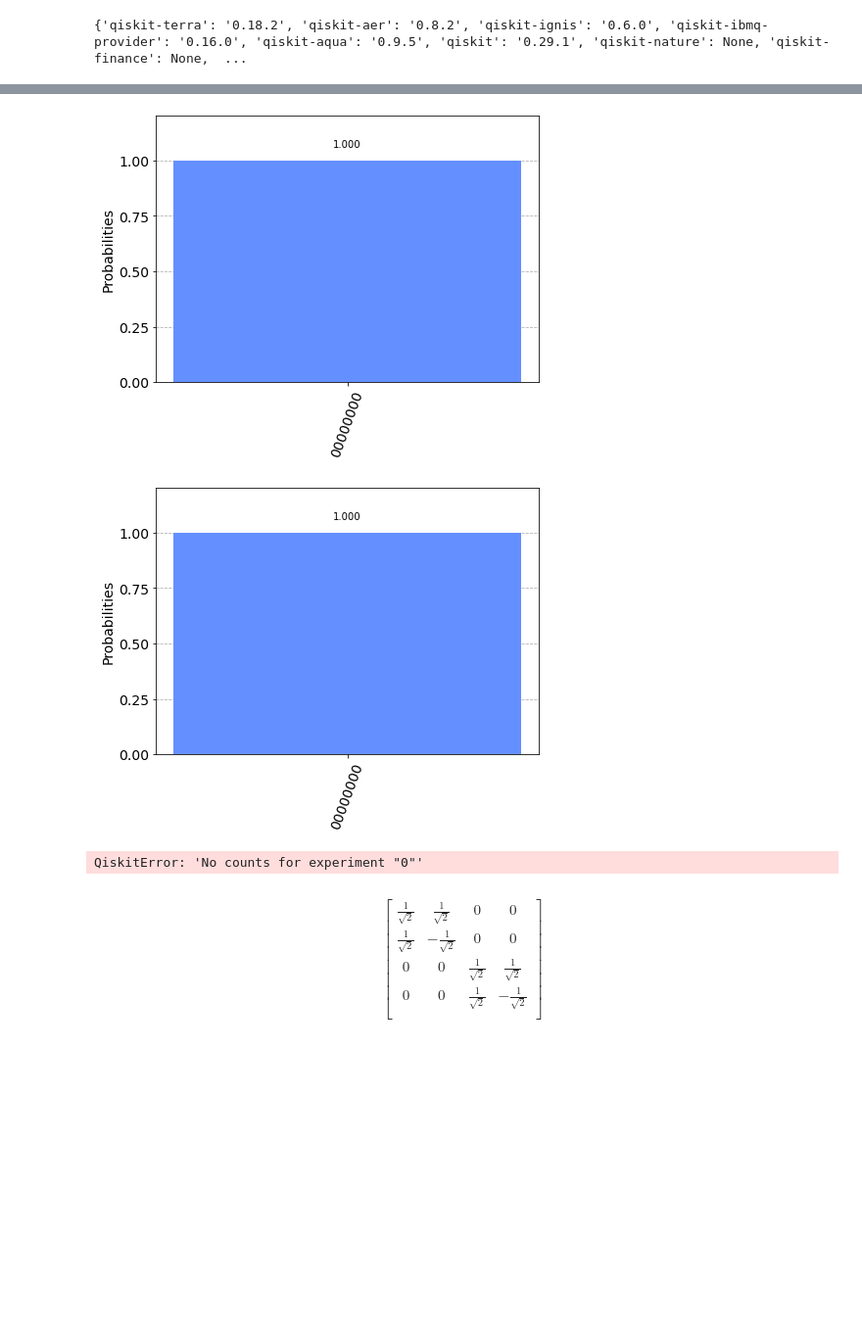
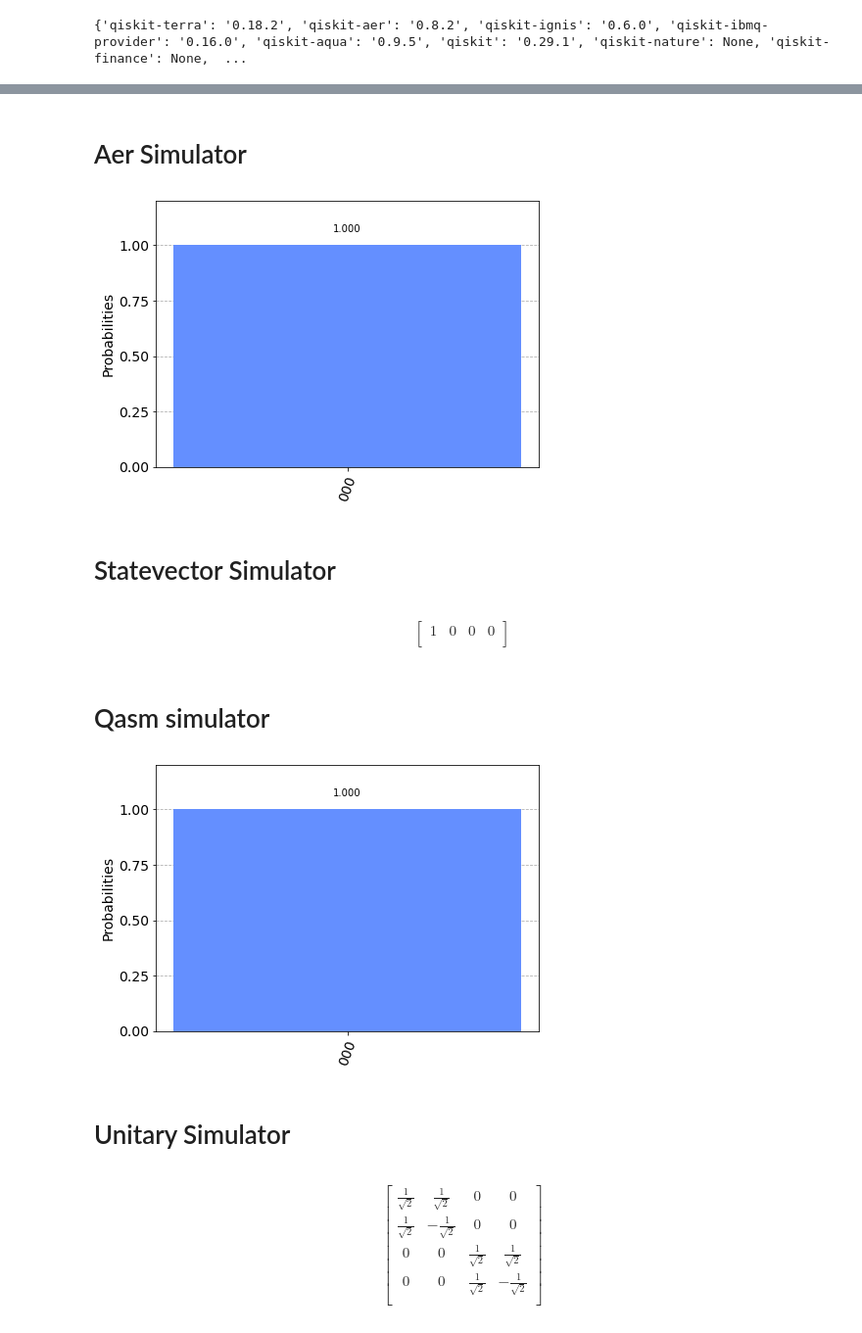
Before and after one commit to soumya-s3/qiskit_developer_test_notebook, a Jupyter notebook: Qiskit.ipynb, the cells around one changed output, grey strips where cells are left out. Shown: that part at 98% size. Cells and saved outputs as stored; diff of their text form; code cells hidden in the pictures; blank space fills up the shorter version.

```diff
--- a/Qiskit.ipynb
+++ b/Qiskit.ipynb
@@ -56,29 +87,48 @@ c: 8/═╩═
+# %% [markdown]
+# Aer Simulator
 # %%
-qc_output=QuantumCircuit(8,8)
-sim = Aer.get_backend('aer_simulator')     # performing the operations on ideal quantum simulator not on real quantum device
-qobj = assemble(qc_output)
+from qiskit import assemble
+from qiskit.visualization import plot_histogram
+qc = QuantumCircuit(3,3)
+sim = Aer.get_backend('aer_simulator')     # performing the operations on quantum simulator not on real quantum device
+qobj = assemble(qc)
 result = sim.run(qobj).result()
 counts = result.get_counts()
-plot_histogram(counts)
+plot_histogram(counts)                     # Ploting histogram data of result
 # %% [output]
-[figure, old version]
+[figure, new version]
+# %% [markdown]
+# Statevector Simulator
+# %%
+from qiskit import execute
+qc = QuantumCircuit(2)
+sim = Aer.get_backend('statevector_simulator')
+job = execute(qc, sim, shots=1024)    # shots is optional  , you are executing the circuit 1024 times
+result = job.result()
+counts = result.get_counts()
+#plot_histogram(counts)
+result.get_statevector(qc)     #  To get the output state vector
+
+from qiskit.visualization import array_to_latex
+array_to_latex(result.get_statevector(qc))          #  writing the statevector in latex.
+# %% [output]
+$$
+\begin{bmatrix}
+1 & 0 & 0 & 0  \\
+ \end{bmatrix}
+$$
+# %% [markdown]
+# Qasm simulator
 # %%
-qc_output=QuantumCircuit(8,8)
-sim = Aer.get_backend('statevector_simulator')
-job = execute(qc_output,sim, shots=1024)    # shots is optional
+qc = QuantumCircuit(3,3)
+couple_map = [[0, 1],[1, 2]]
+sim = Aer.get_backend('qasm_simulator')
+job = execute(qc, sim, shots=1024, coupling_map=couple_map)     #  coupling_map is optional argument
 result = job.result()
 counts = result.get_counts()
 plot_histogram(counts)
-#result.get_statevector(qc_output)
 # %% [output]
-[figure, old version]
+[figure, new version]
-# %%
-qc_output = QuantumCircuit(2)
-couple_map = [[0, 1],[1, 2]]
-sim = Aer.get_backend('qasm_simulator')
-job = execute(qc_output, sim, shots=1024, coupling_map=couple_map)
-result = job.result()
-plot_histogram(result.get_counts())
-# %% [output]
-QiskitError: 'No counts for experiment "0"'
+# %% [markdown]
+# Unitary Simulator
 # %%
```
Also changed, not shown: parts of 79 cells of this notebook.
